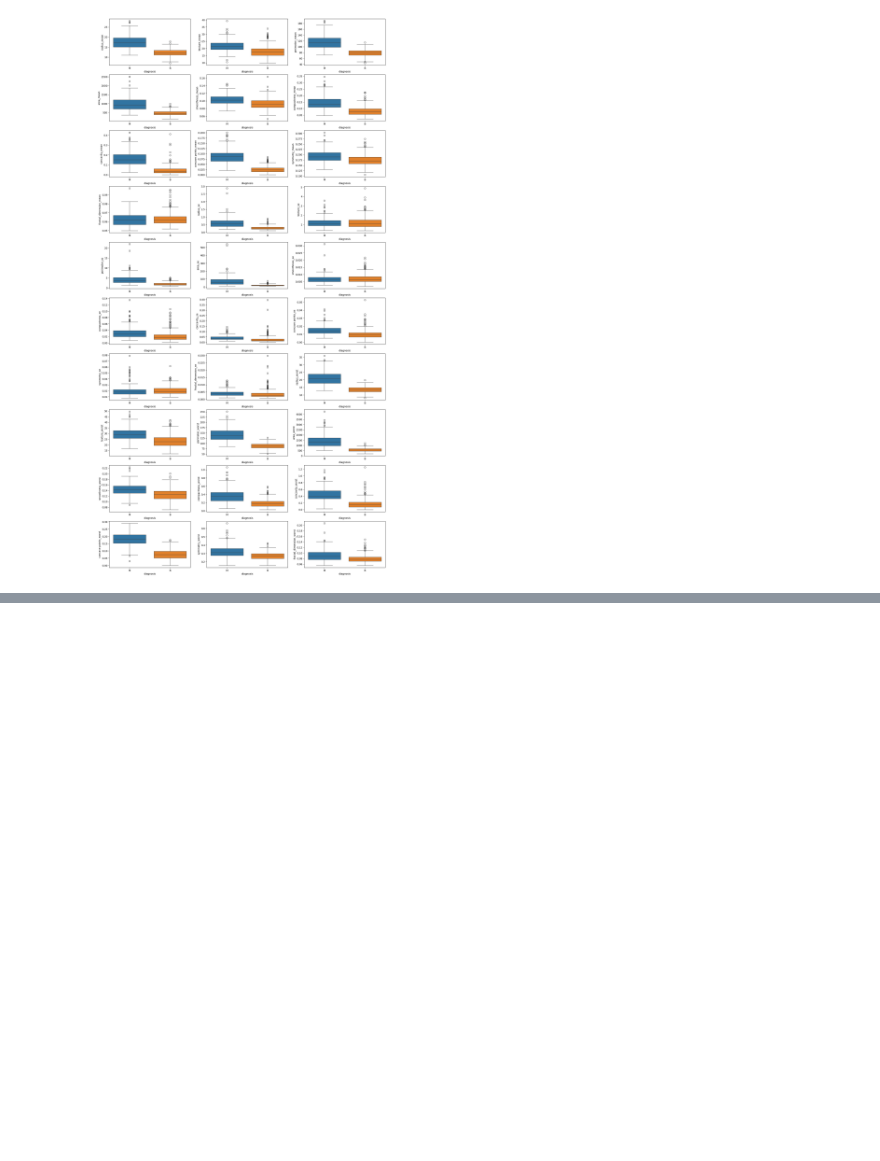
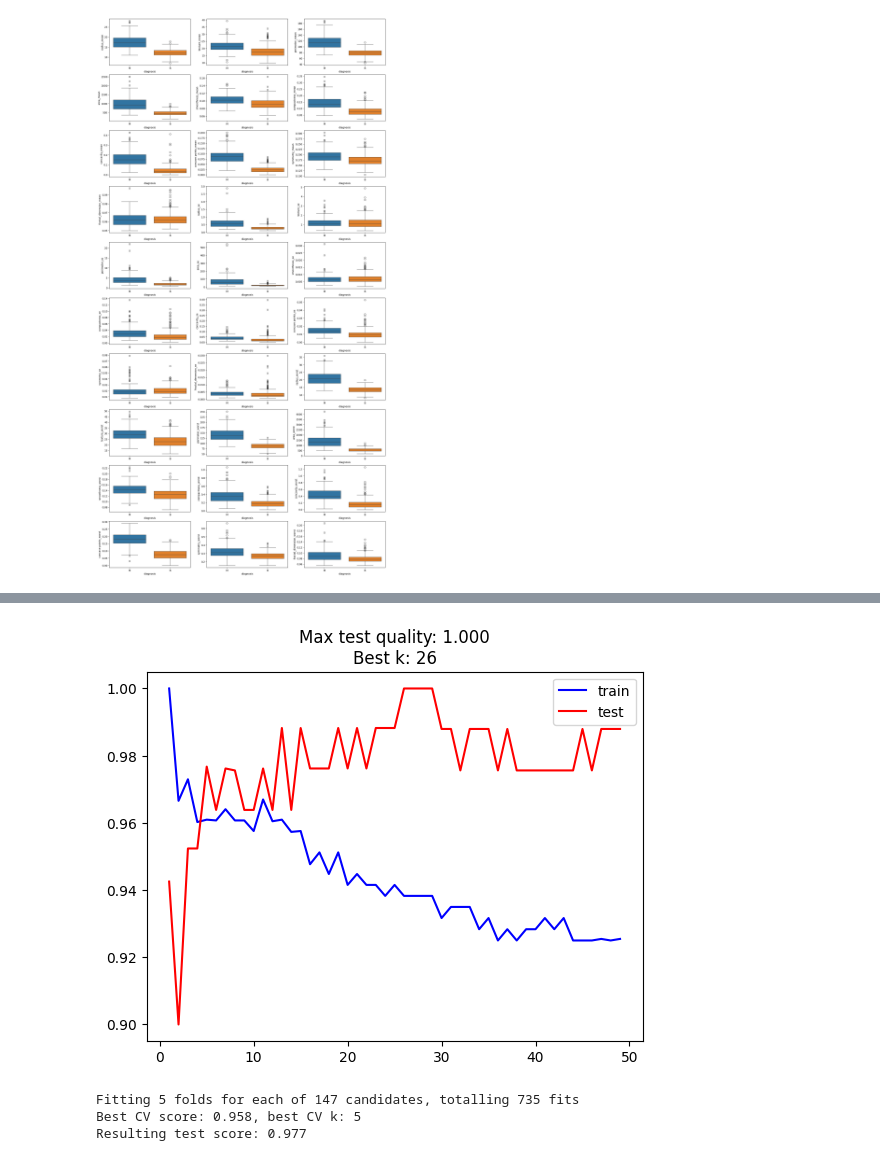
Before and after one commit to nmzaki/OTUS_ML_042024, a Jupyter notebook: homework-6/homework_6.ipynb, the cells around one changed output, grey strips where cells are left out. Saved outputs shown, nothing was run; the diff lists cells and outputs as text; code cells hidden in the pictures; blank space fills up the shorter version.

```diff
--- a/homework-6/homework_6.ipynb
+++ b/homework-6/homework_6.ipynb
@@ -279,0 +296,3 @@ plt.show()
+# %%
+df['diagnosis'] = df['diagnosis'].apply(lambda x:1 if x=='M' else 0)
+df.head(5)
@@ -279,0 +307,4 @@ plt.show()
+# %%
+X_train, X_test, y_train, y_test = train_test_split(
+    df.drop(['diagnosis'], axis=1), df['diagnosis'], test_size=0.2, random_state=52, stratify=df['diagnosis']
+)
@@ -279,0 +359,41 @@ plt.show()
+# %%
+neighbors = range(1, 50)
+f1_score_train = []
+f1_score_test = []
+for k in neighbors:
+    knn = KNeighborsClassifier(n_neighbors=k)
+    knn.fit(X_train_scaled, y_train)
+    f1_score_train.append(f1_score(knn.predict(X_train_scaled), y_train))
+    f1_score_test.append(f1_score(knn.predict(X_test_scaled), y_test))
+
+plt.plot(neighbors, f1_score_train, color='blue', label='train')
+plt.plot(neighbors, f1_score_test, color='red', label='test')
+plt.title("Max test quality: {:.3f}\nBest k: {}".format(max(f1_score_test), np.argmax(f1_score_test)+1))
+plt.legend();
+# %% [output]
+[figure, added]
+# %%
+from sklearn.model_selection import GridSearchCV
+
+# параметр p отвечает за выбор метрики расстояния
+param_grid = {
+        'n_neighbors': range(1, 50),
+        'p': range(1, 4)
+}
+
+knn = KNeighborsClassifier()
+
+grid_search = GridSearchCV(knn, param_grid, cv=5, scoring='f1', verbose=1)
+grid_search.fit(X_train_scaled, y_train)
+
+print("Best CV score: {:.3f}, best CV k: {}".format(
+    grid_search.best_score_, grid_search.best_estimator_.n_neighbors)
+)
+
+
+test_predictions = grid_search.best_estimator_.predict(X_test_scaled)
+print("Resulting test score: {:.3f}".format(f1_score(test_predictions, y_test)))
+# %% [output]
+Fitting 5 folds for each of 147 candidates, totalling 735 fits
+Best CV score: 0.958, best CV k: 5
+Resulting test score: 0.977
```
Also changed, not shown: parts of 11 cells of this notebook.
